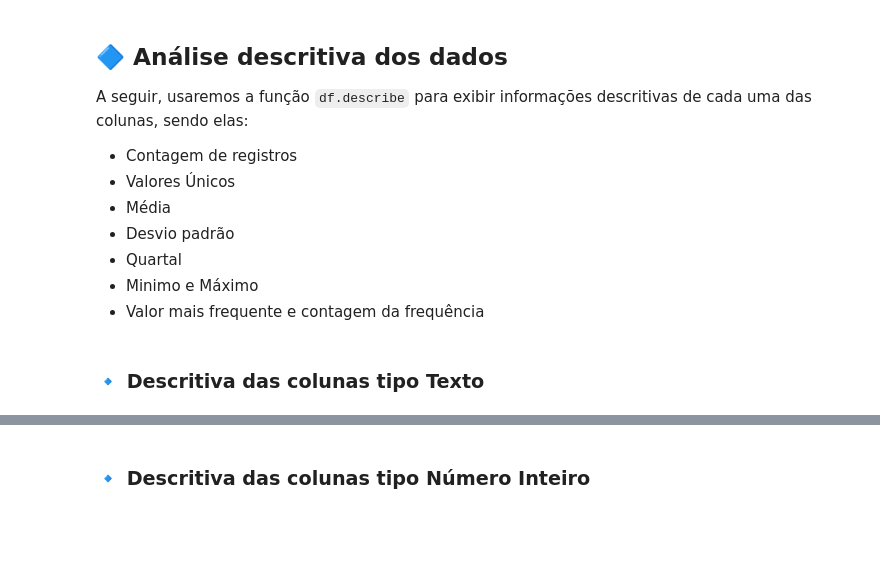
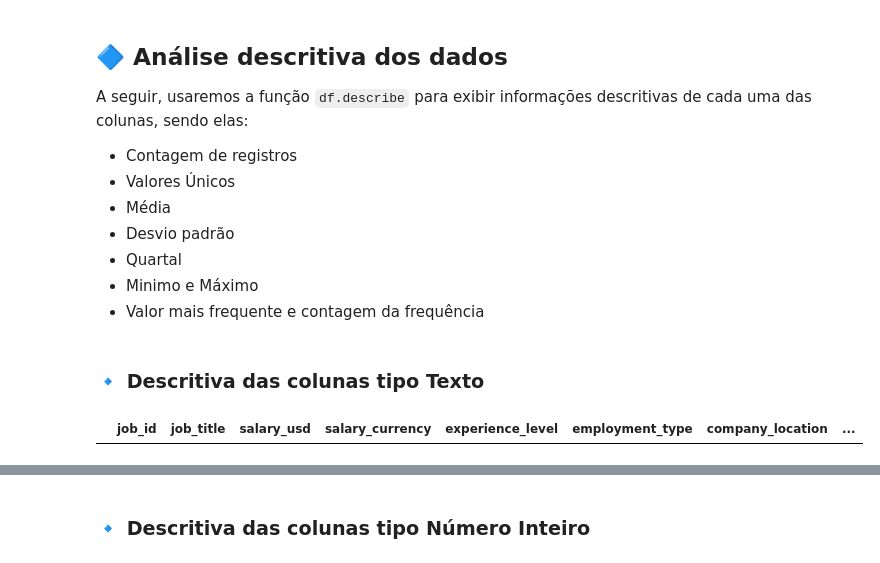
Before and after one commit to Cavalheiro93/mvp-data-analyst-global-ai-market, a Jupyter notebook: Projeto_MVP.ipynb, the cells around one changed output, grey strips where cells are left out. Drawn from its saved outputs; the diff is of its cells as text; code cells hidden in the pictures; blank space fills up the shorter version.

```diff
--- a/Projeto_MVP.ipynb
+++ b/Projeto_MVP.ipynb
@@ -225,6 +358,10 @@ A seguir, usaremos a função `df.describe` para exibir informações descritiva
 - Valor mais frequente e contagem da frequência
 # %% [markdown]
 ### 🔹 Descritiva das colunas tipo Texto
+# %%
+df_unificado[df_unificado['required_skills'] == "Excel"].head()
+# %% [output]
+|  | job_id | job_title | salary_usd | salary_currency | experience_level | employment_type | company_location | ... |
 # %%
 # Seleciona apenas as colunas do tipo string (object)
 df_unificado.select_dtypes(include='object').describe().transpose()
```
Also changed, not shown: parts of 54 cells of this notebook, 1 other file.
